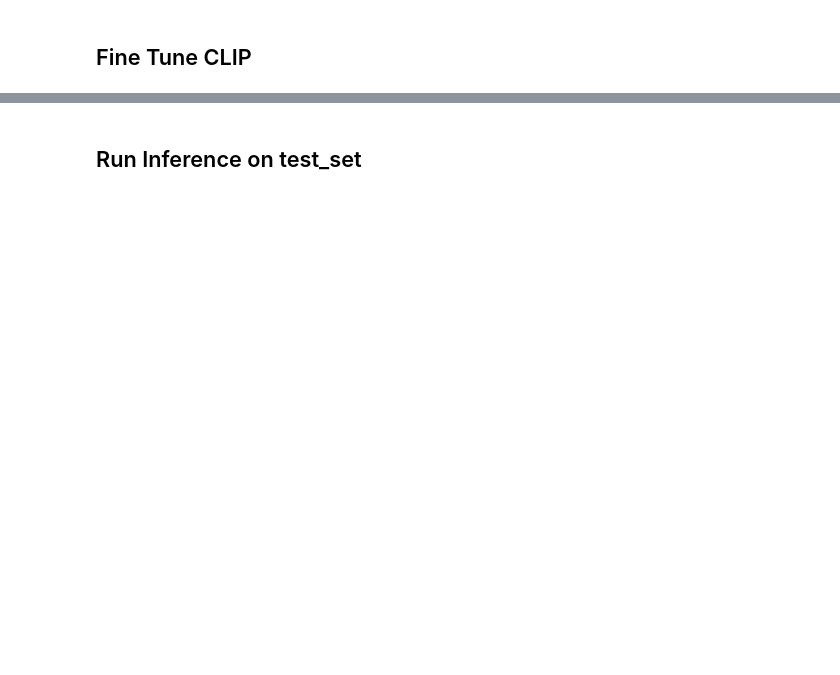
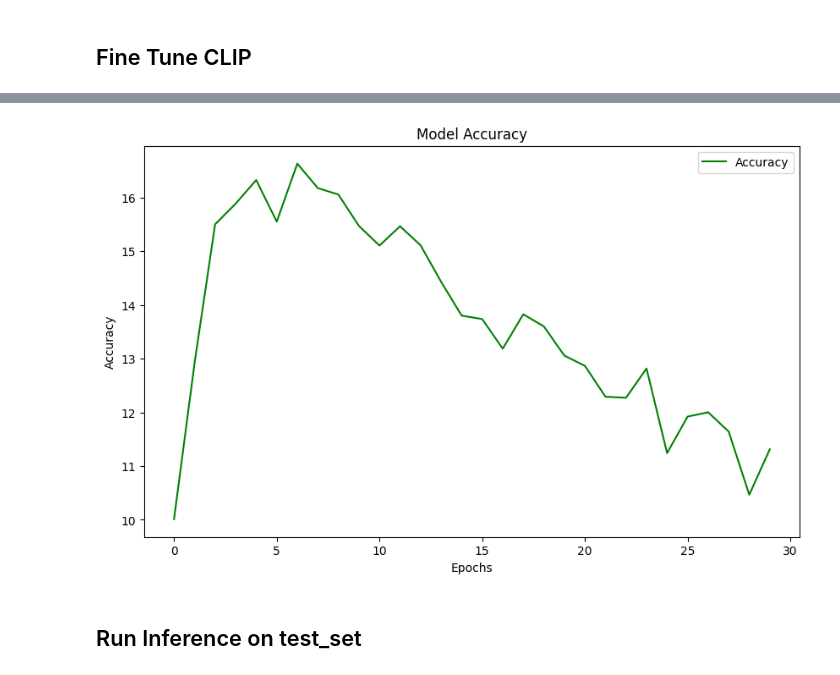
Before and after one commit to hannachoum/Image-to-Recipe-Retrieval, a Jupyter notebook: FT_ribal.ipynb, the cells around one changed output, grey strips where cells are left out. Saved outputs shown, nothing was run; the diff lists cells and outputs as text; code cells hidden in the pictures; blank space fills up the shorter version.

```diff
--- a/FT_ribal.ipynb
+++ b/FT_ribal.ipynb
@@ -249,3 +266,14 @@ train_losses, val_losses, val_accuracies
+# %%
+plt.figure(figsize=(10, 6))
+plt.plot(val_accuracies, label='Accuracy', color='green')
+plt.xlabel('Epochs')
+plt.ylabel('Accuracy')
+plt.title('Model Accuracy')
+plt.legend()
+plt.savefig('data/plots/%s_accuracies.png'%RUN_NAME)
+plt.show()
+# %% [output]
+[figure, added]
 # %% [markdown]
 ## Run Inference on test_set
 # %%
```
Also changed, not shown: parts of 18 cells of this notebook, 25 other files.
